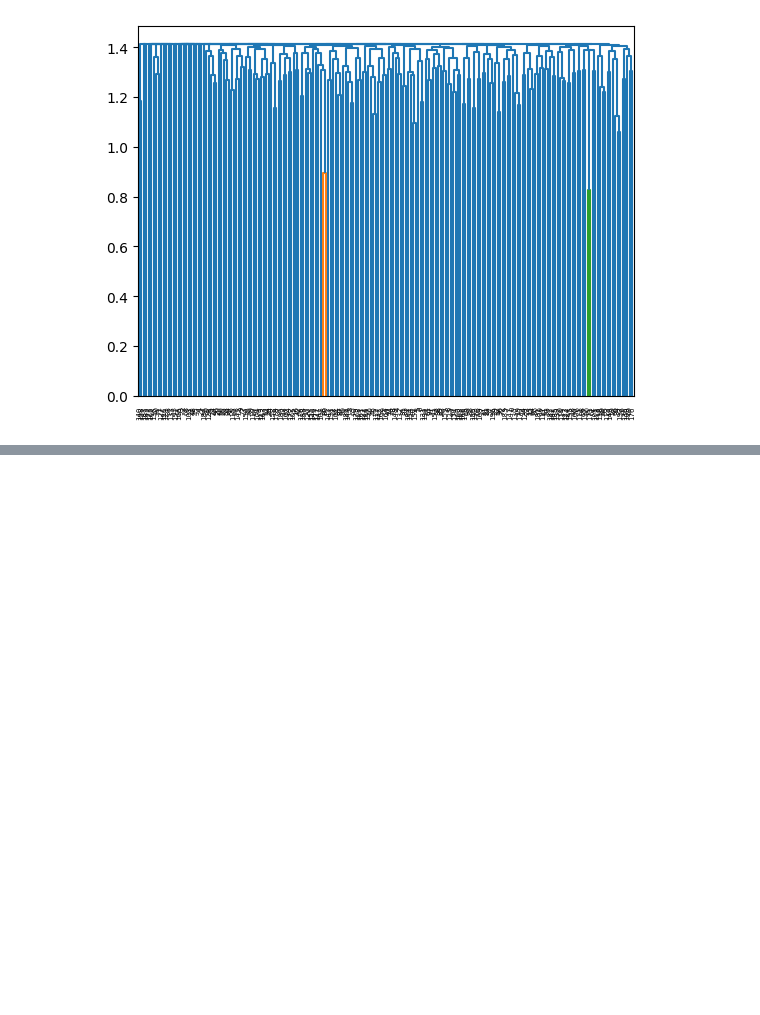
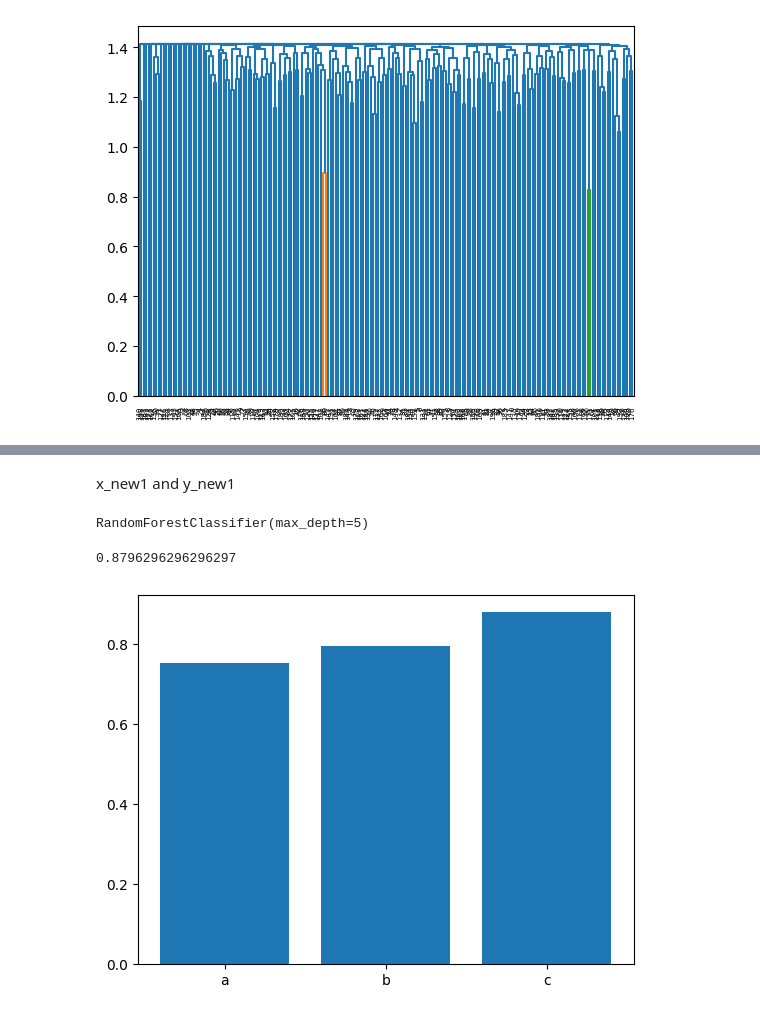
Before and after one commit to Nav-ee-n/nlp-practice, a Jupyter notebook: nlp.ipynb, the cells around one changed output, grey strips where cells are left out. Saved outputs shown, nothing was run; the diff lists cells and outputs as text; code cells hidden in the pictures; blank space fills up the shorter version.

```diff
--- a/nlp.ipynb
+++ b/nlp.ipynb
@@ -790,0 +948,29 @@ dend=shc.dendrogram(shc.linkage(X,"average"))
+# %% [markdown]
+x_new1 and y_new1
+# %%
+from sklearn.model_selection import train_test_split
+
+x_train2,x_test2,y_train2,y_test2=train_test_split(x_new1,y_new1,test_size=0.2,random_state=42)
+# %%
+rf.fit(x_new1,y_new1)
+# %% [output]
+RandomForestClassifier(max_depth=5)
+# %%
+y_predict2=rf.predict(x_test2)
+# %%
+from sklearn.metrics import accuracy_score
+
+c=accuracy_score(y_test2,y_predict2)
+print(accuracy_score(y_test2,y_predict2))
+# %% [output]
+0.8796296296296297
+# %%
+import matplotlib.pyplot as plt
+
+x=['a','b','c']
+y=[a,b,c]
+
+plt.bar(x,y)
+plt.show()
+# %% [output]
+[figure, added]
```
Also changed, not shown: parts of 27 cells of this notebook.
